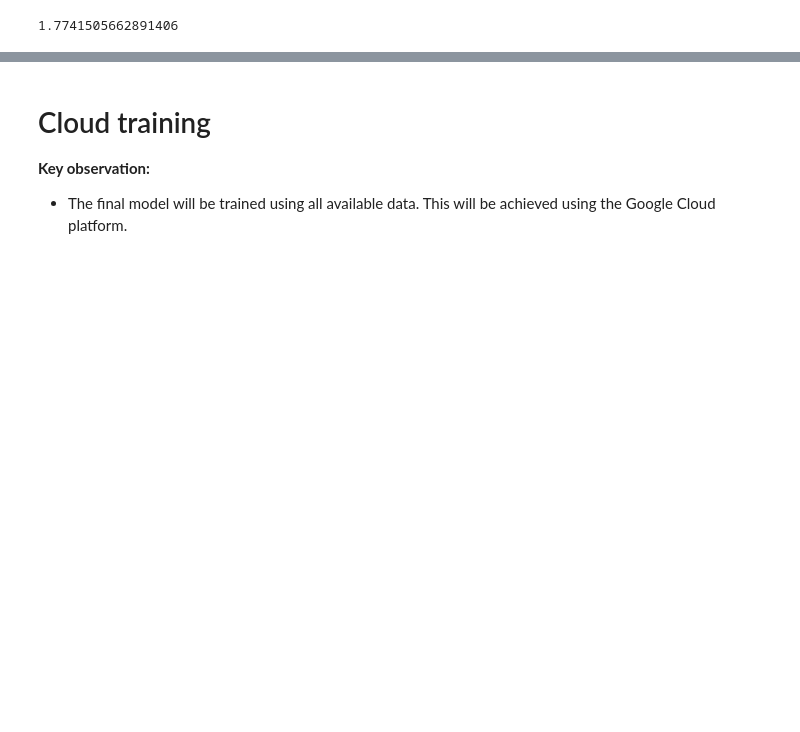
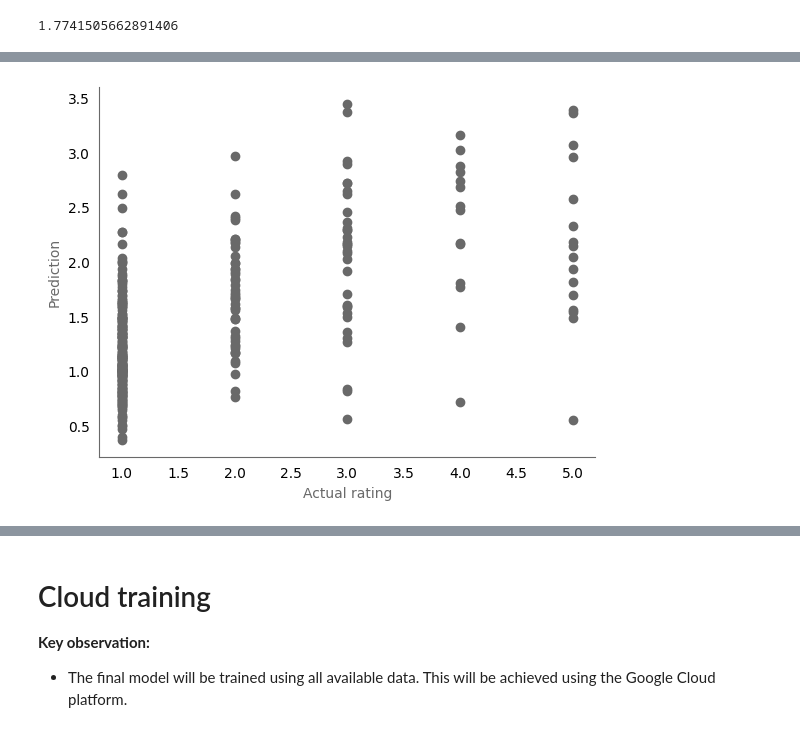
Before and after one commit to earth1987/movie-recommender-als, a Jupyter notebook: notebooks/spark_als_movie_recommendation.ipynb, the cells around one changed output, grey strips where cells are left out. Drawn from its saved outputs; the diff is of its cells as text; code cells hidden in the pictures; blank space fills up the shorter version.

```diff
--- a/notebooks/spark_als_movie_recommendation.ipynb
+++ b/notebooks/spark_als_movie_recommendation.ipynb
@@ -208,0 +223,3 @@ Congiguration:
+# %%
+als = ALS(maxIter=10, rank=20, regParam=0.1, userCol="userId", itemCol="movieId", ratingCol="rating")
+local_model = als.fit(training_DF)
@@ -209,5 +283,9 @@ Congiguration:
 # %%
-valid_pred = cvModel.transform(valid_DF)
+valid_pred = local_model.transform(valid_DF)
+reg_eval = RegressionEvaluator(metricName="rmse", labelCol="rating", predictionCol="prediction")
 rmse = reg_eval.evaluate(valid_pred)
+
 print(f"RMSE: {rmse}")
+print("_"*50, "\n"*2)
+valid_pred.show()
 # %% [output]
@@ -214,0 +309,14 @@ RMSE: 1.1850722905696298
+# %%
+local_model = valid_pred.toPandas()
+
+fig, axes = plt.subplots()
+axes.tick_params(bottom=False, left=False)
+axes.grid(False)
+axes.spines[['top', 'right']].set_visible(False)
+axes.spines[['left', 'bottom']].set_color('dimgray')
+
+axes.scatter(local_model['rating'], local_model['prediction'], color='dimgray')
+axes.set_xlabel('Actual rating', fontsize=10, color='dimgray')
+axes.set_ylabel('Prediction', fontsize=10, color='dimgray');
+# %% [output]
+[figure, added]
```
Also changed, not shown: parts of 30 cells of this notebook.
